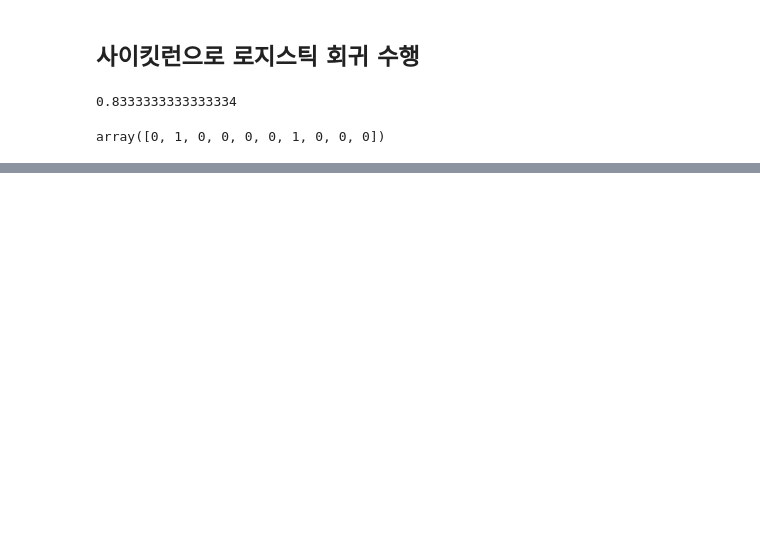
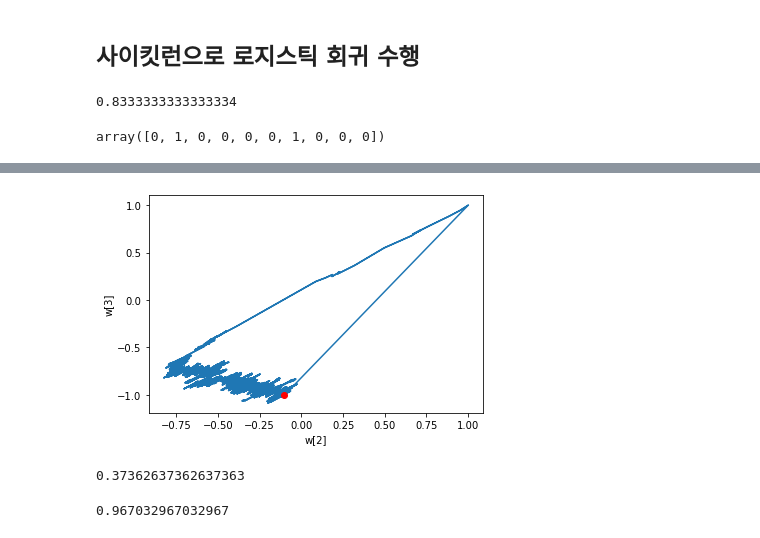
Before and after one commit to mingggkeee/deep-learning, a Jupyter notebook: 이진분류.ipynb, the cells around one changed output, grey strips where cells are left out. Saved outputs shown, nothing was run; the diff lists cells and outputs as text; code cells hidden in the pictures; blank space fills up the shorter version.

```diff
--- a/이진분류.ipynb
+++ b/이진분류.ipynb
@@ -187,0 +304,28 @@ array([0, 1, 0, 0, 0, 0, 1, 0, 0, 0])
+# %%
+# 모델 훈련하기
+layer2 = SingleLayer()
+layer2.fit(x_train_scaled, y_train)
+w2 = []
+w3 = []
+for w in layer2.w_history:
+    w2.append(w[2])
+    w3.append(w[3])
+plt.plot(w2, w3)
+plt.plot(w2[-1], w3[-1], 'ro')
+plt.xlabel('w[2]')
+plt.ylabel('w[3]')
+plt.show()
+# %% [output]
+[figure, added]
+# %%
+layer2.score(x_val, y_val)
+# %% [output]
+0.37362637362637363
+# %%
+# 성능이 좋지 않은 이유는 검증 세트의 스케일을 바꾸지 않았기 때문! 검증 세트도 표준화 처리를 해주자
+val_mean = np.mean(x_val, axis=0)
+val_std = np.std(x_val, axis=0)
+x_val_scaled = (x_val - val_mean) / val_std
+layer2.score(x_val_scaled, y_val)
+# %% [output]
+0.967032967032967
```
Also changed, not shown: parts of 20 cells of this notebook.
